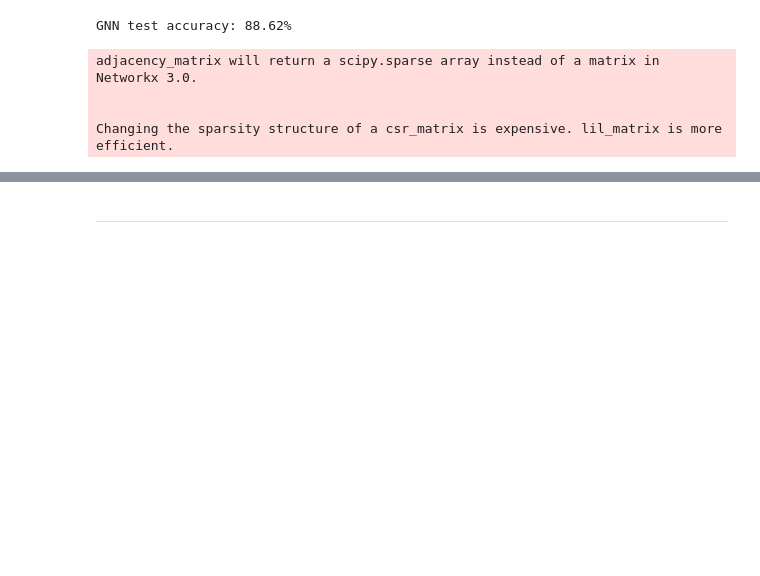
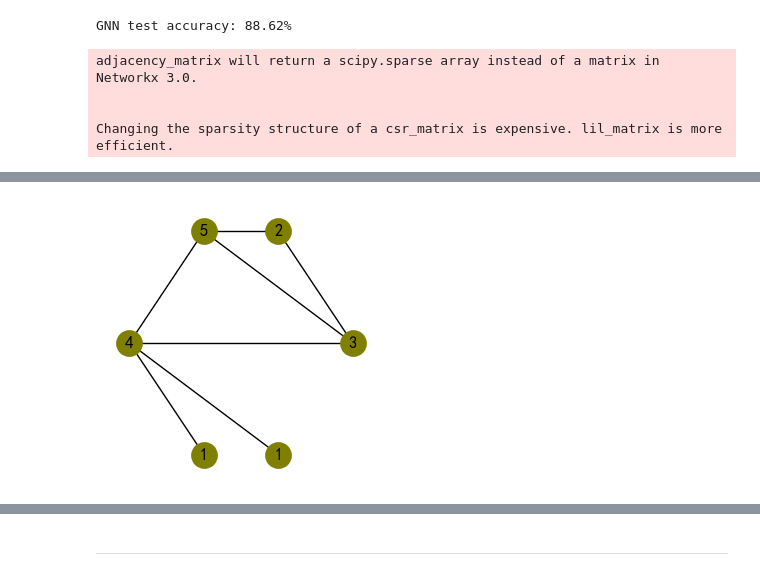
Before and after one commit to richieBao/USDA_special_study, a Jupyter notebook: code/4.10.4-图神经网络（GNN）.ipynb, the cells around one changed output, grey strips where cells are left out. Drawn from its saved outputs; the diff is of its cells as text; code cells hidden in the pictures; blank space fills up the shorter version.

```diff
--- a/code/4.10.4-图神经网络（GNN）.ipynb
+++ b/code/4.10.4-图神经网络（GNN）.ipynb
@@ -578,0 +905,14 @@ Changing the sparsity structure of a csr_matrix is expensive. lil_matrix is more
+# %%
+G1=nx.Graph()
+G1.add_edges_from([(4,0),(4,1),(4,5),(4,3),(2,5),(2,3),(5,3)])
+nx.set_node_attributes(G1,{0:1,1:1,2:2,3:3,4:4,5:5},name='labels')
+
+G2=nx.Graph()
+G2.add_edges_from([(4,2),(4,1),(4,5),(4,3),(2,5),(2,3),(0,3)])
+nx.set_node_attributes(G2,{0:2,1:1,2:5,3:3,4:4,5:2},name='labels')
+
+pos={0:[2,0],1:[1,0],2:[2,2],3:[3,1],4:[0,1],5:[1,2]}
+# %%
+usda_nx.G_drawing(G1,node_labels='labels',pos=pos)
+# %% [output]
+[figure, added]
```
Also changed, not shown: parts of 131 cells of this notebook, 48 other files.
